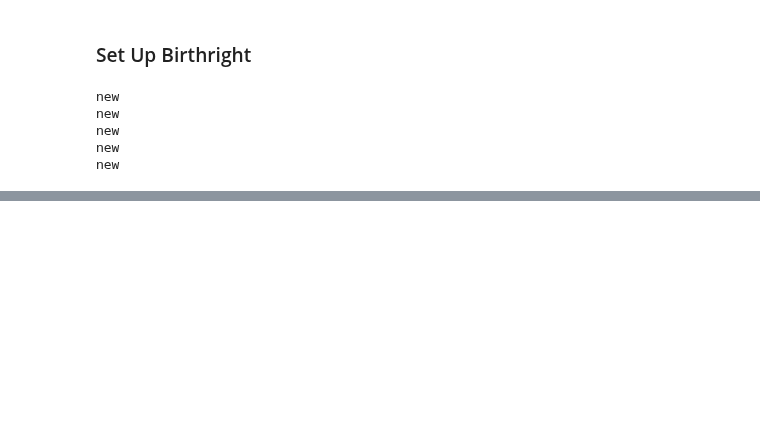
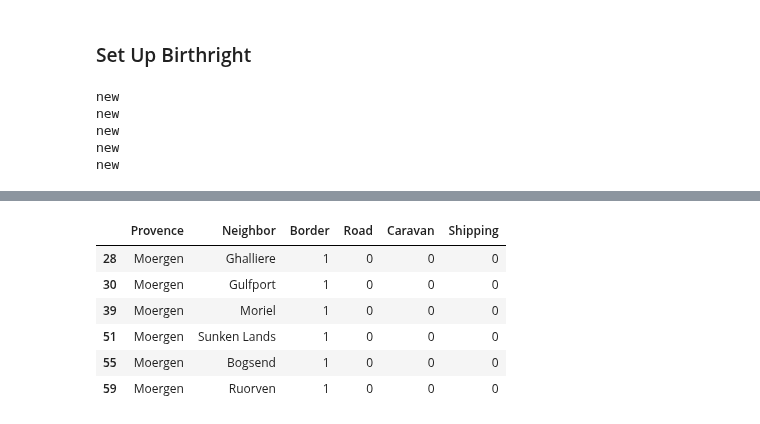
Before and after one commit to NeverForged/Regency, a Jupyter notebook: Set Up Birthright.ipynb, the cells around one changed output, grey strips where cells are left out. Drawn from its saved outputs; the diff is of its cells as text; code cells hidden in the pictures; blank space fills up the shorter version.

```diff
--- a/Set Up Birthright.ipynb
+++ b/Set Up Birthright.ipynb
@@ -405,0 +441,10 @@ Relationships
+# %%
+Geography[Geography['Provence'] == 'Moergen']
+# %% [output]
+|  | Provence | Neighbor | Border | Road | Caravan | Shipping |
+| 28 | Moergen | Ghalliere | 1 | 0 | 0 | 0 |
+| 30 | Moergen | Gulfport | 1 | 0 | 0 | 0 |
+| 39 | Moergen | Moriel | 1 | 0 | 0 | 0 |
+| 51 | Moergen | Sunken Lands | 1 | 0 | 0 | 0 |
+| 55 | Moergen | Bogsend | 1 | 0 | 0 | 0 |
+| 59 | Moergen | Ruorven | 1 | 0 | 0 | 0 |
```
Also changed, not shown: parts of 7 cells of this notebook, 1 other file.
